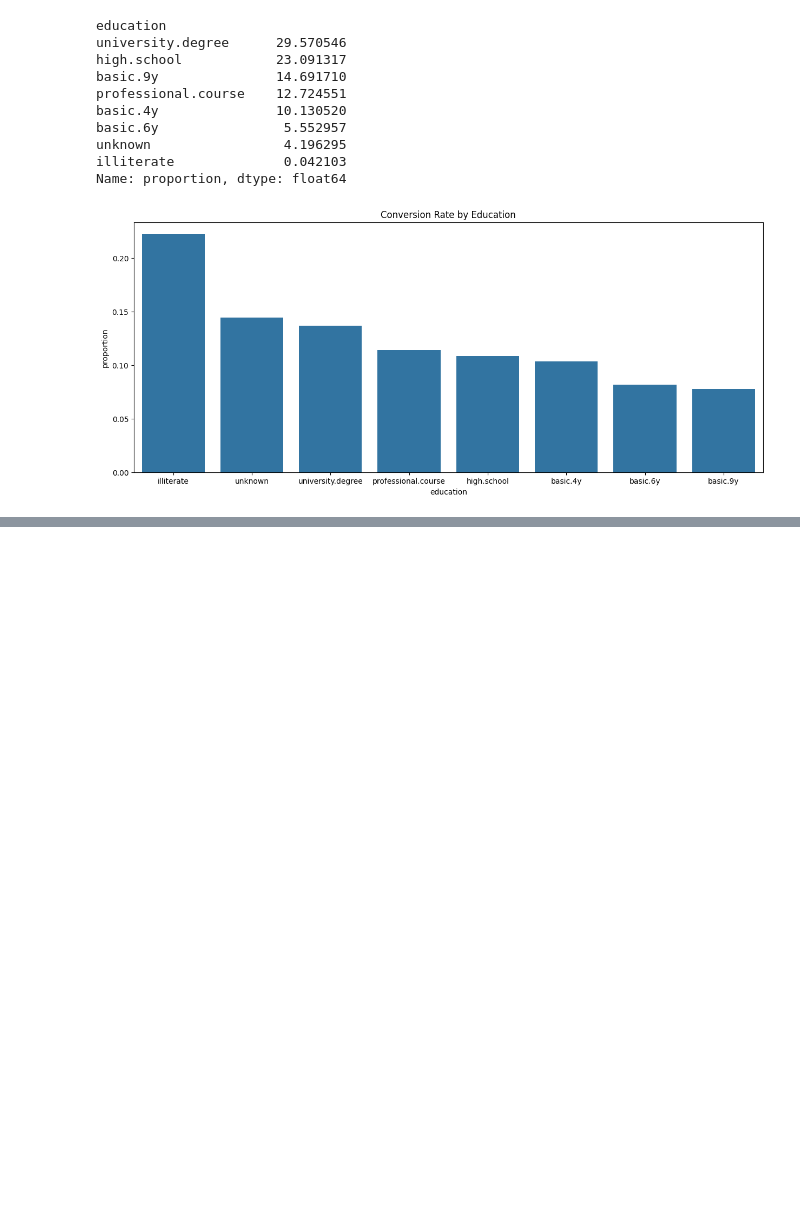
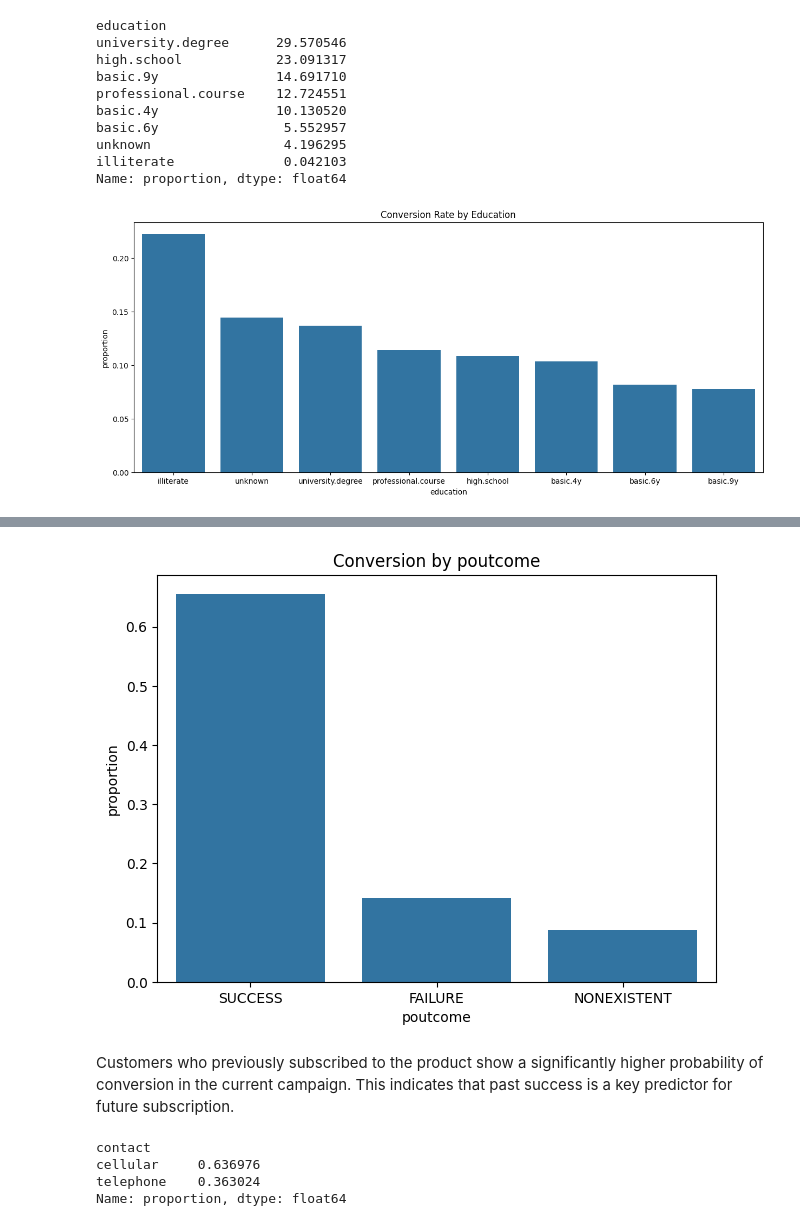
Before and after one commit to Carlos475-create/bank-marketing-eda, a Jupyter notebook: notebooks/02_exploratoy_analysis.ipynb, the cells around one changed output, grey strips where cells are left out. Drawn from its saved outputs; the diff is of its cells as text; code cells hidden in the pictures; blank space fills up the shorter version.

```diff
--- a/notebooks/02_exploratoy_analysis.ipynb
+++ b/notebooks/02_exploratoy_analysis.ipynb
@@ -171,0 +297,17 @@ plt.close()
+# %%
+sns.barplot(data=conversion_poutcome_y, x="poutcome", y="proportion")
+plt.tight_layout()
+plt.title("Conversion by poutcome")
+plt.show()
+plt.close()
+# %% [output]
+[figure, added]
+# %% [markdown]
+Customers who previously subscribed to the product show a significantly higher probability of conversion in the current campaign. This indicates that past success is a key predictor for future subscription.
+# %%
+bank_df["contact"].value_counts(normalize=True)
+# %% [output]
+contact
+cellular     0.636976
+telephone    0.363024
+Name: proportion, dtype: float64
```
Also changed, not shown: parts of 24 cells of this notebook.
